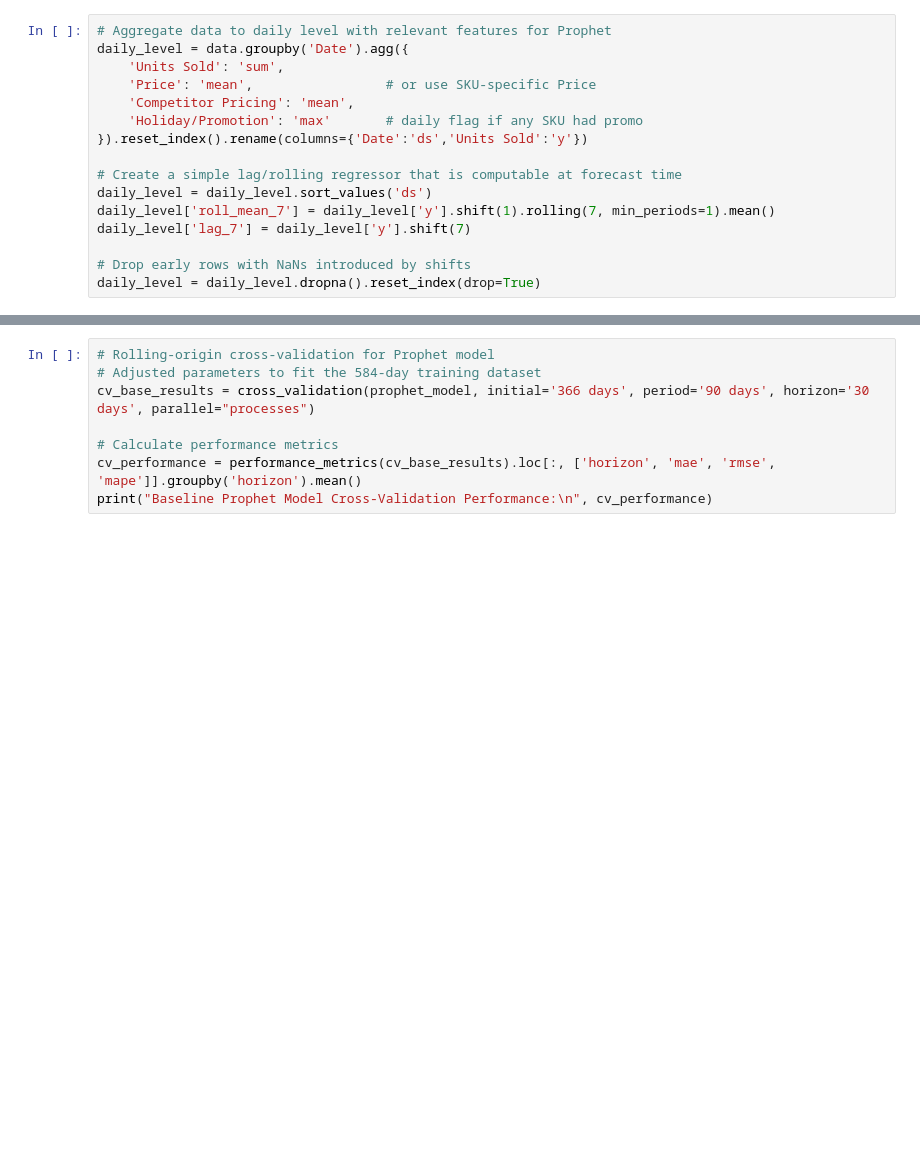
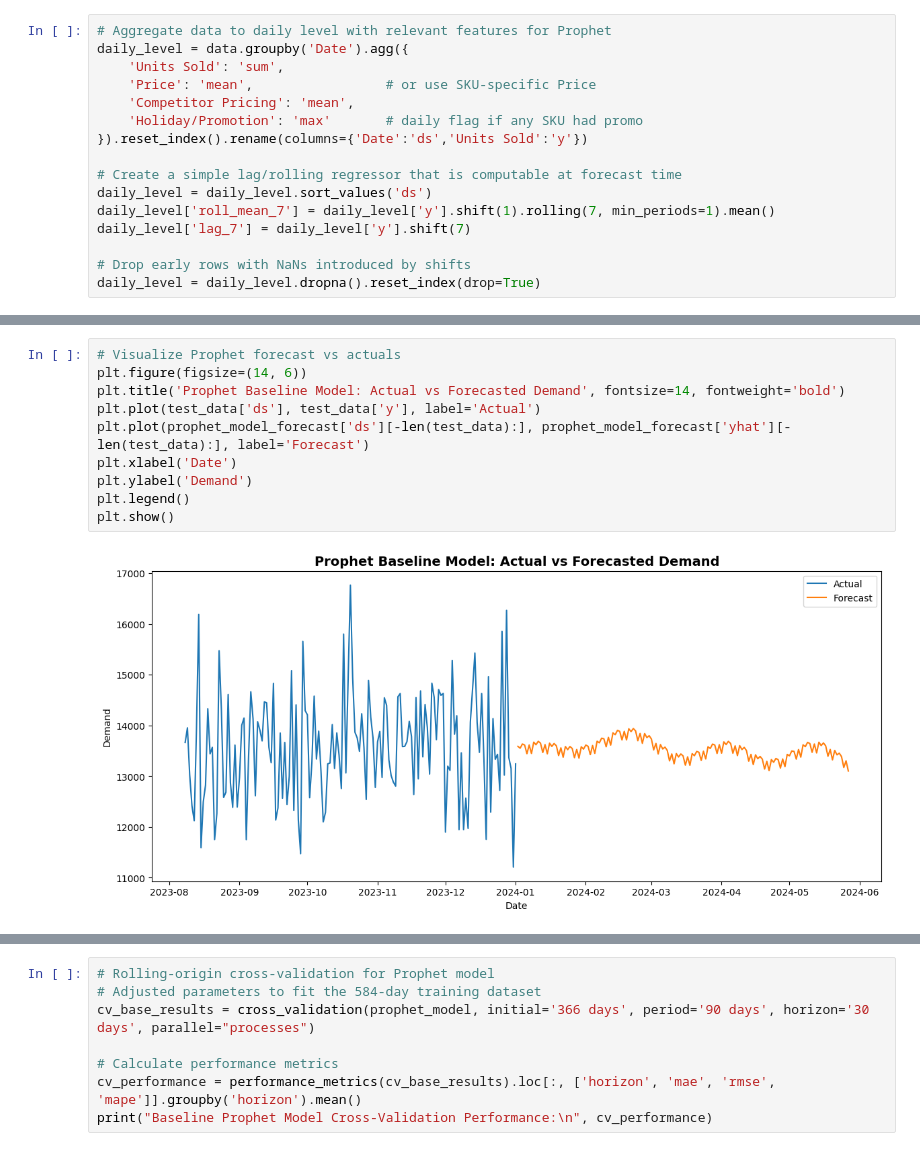
Before and after one commit to Brendatracy-miriti/Inventory_reorder_system, a Jupyter notebook: Notebook/inventory_reorder_system.ipynb, the cells around one changed output, grey strips where cells are left out. Saved outputs shown, nothing was run; the diff lists cells and outputs as text; blank space fills up the shorter version.

```diff
--- a/Notebook/inventory_reorder_system.ipynb
+++ b/Notebook/inventory_reorder_system.ipynb
@@ -966,0 +992,12 @@ from prophet.diagnostics import cross_validation, performance_metrics
+# %%
+# Visualize Prophet forecast vs actuals
+plt.figure(figsize=(14, 6))
+plt.title('Prophet Baseline Model: Actual vs Forecasted Demand', fontsize=14, fontweight='bold')
+plt.plot(test_data['ds'], test_data['y'], label='Actual')
+plt.plot(prophet_model_forecast['ds'][-len(test_data):], prophet_model_forecast['yhat'][-len(test_data):], label='Forecast')
+plt.xlabel('Date')
+plt.ylabel('Demand')
+plt.legend()
+plt.show()
+# %% [output]
+[figure, added]
```
Also changed, not shown: parts of 10 cells of this notebook, 1 other file.
